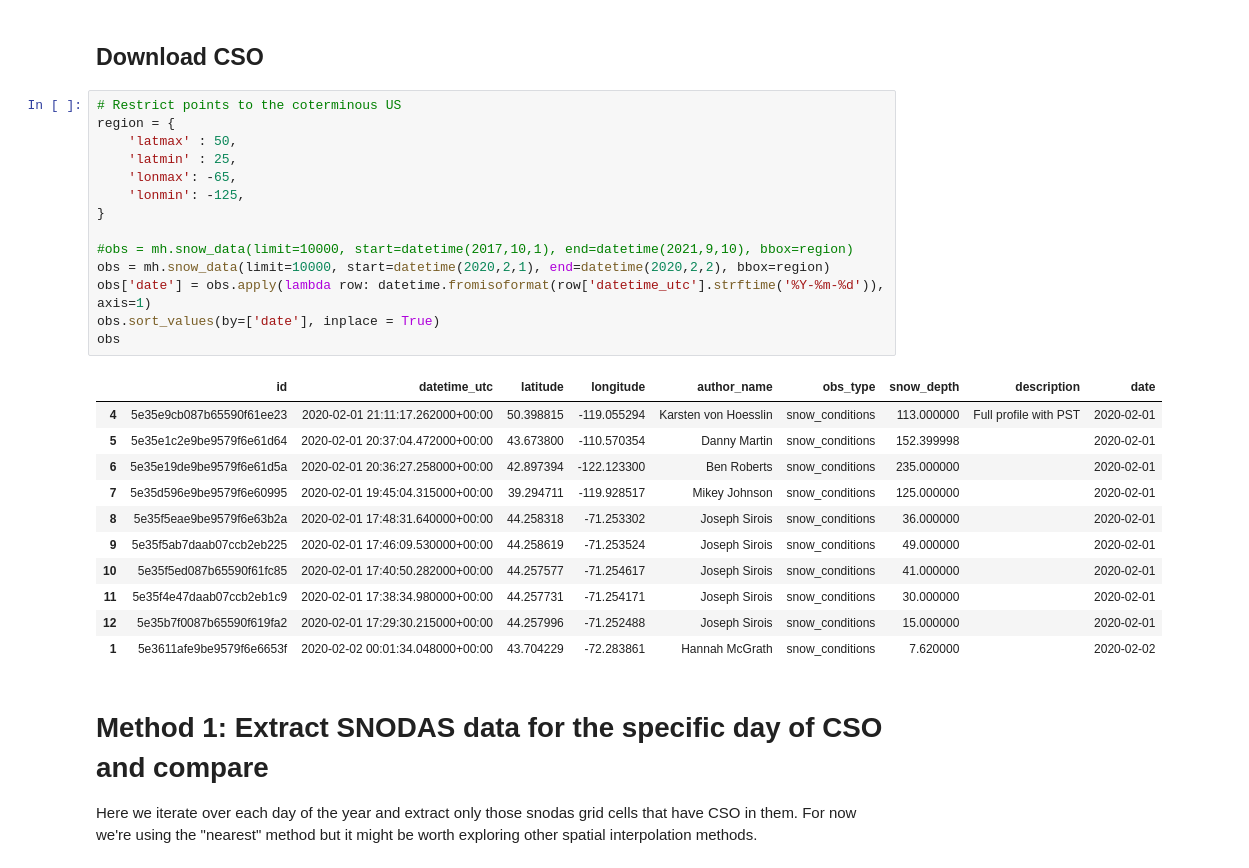
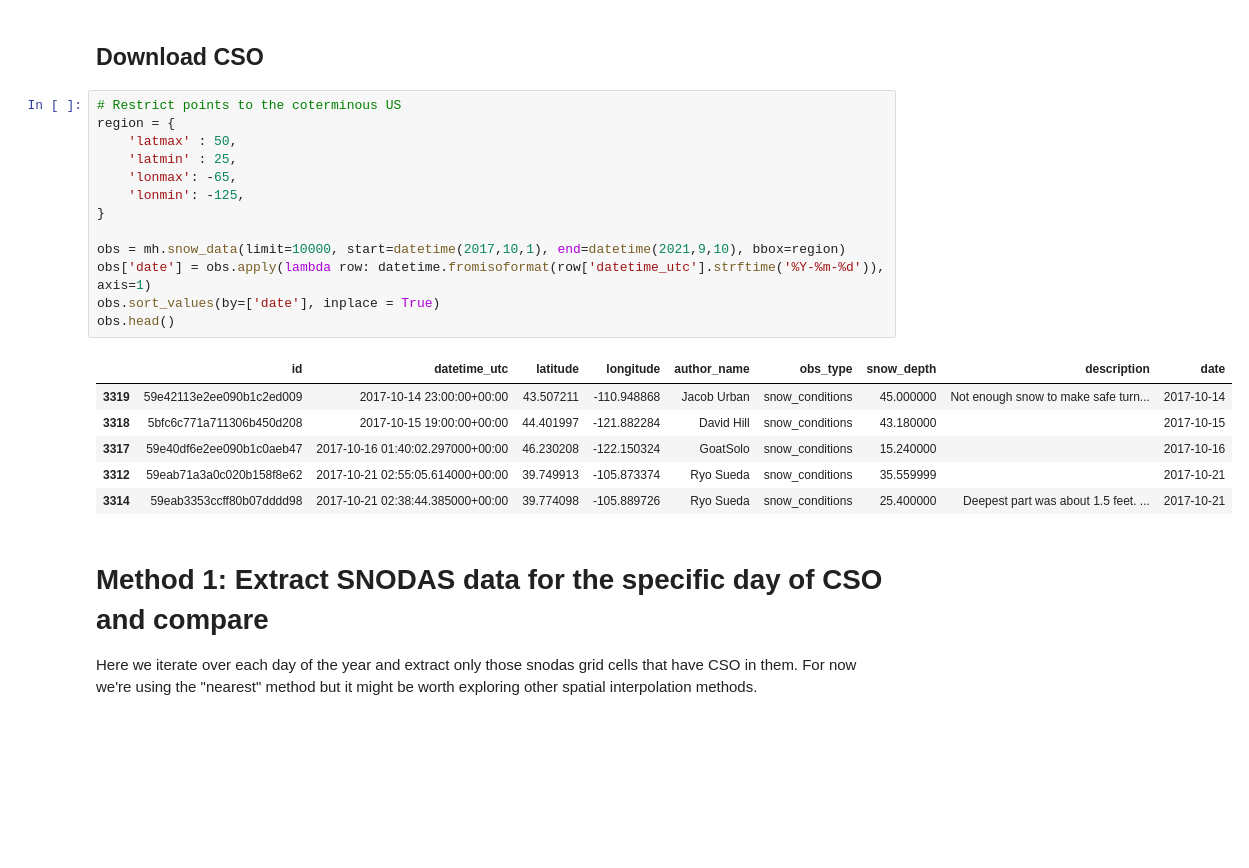
Before and after one commit to communitysnowobs/validation, a Jupyter notebook: SNODAS vs CSO.ipynb, the cells around one changed output. Cells and saved outputs as stored; diff of their text form; blank space fills up the shorter version.

```diff
--- a/SNODAS vs CSO.ipynb
+++ b/SNODAS vs CSO.ipynb
@@ -32,29 +32,23 @@ import mtnhubsnow as mh
 # %%
 # Restrict points to the coterminous US
 region = {
     'latmax' : 50,
     'latmin' : 25,
     'lonmax': -65,
     'lonmin': -125,
 }
 
-#obs = mh.snow_data(limit=10000, start=datetime(2017,10,1), end=datetime(2021,9,10), bbox=region)
-obs = mh.snow_data(limit=10000, start=datetime(2020,2,1), end=datetime(2020,2,2), bbox=region)
+obs = mh.snow_data(limit=10000, start=datetime(2017,10,1), end=datetime(2021,9,10), bbox=region)
 obs['date'] = obs.apply(lambda row: datetime.fromisoformat(row['datetime_utc'].strftime('%Y-%m-%d')), axis=1)
 obs.sort_values(by=['date'], inplace = True)
-obs
+obs.head()
 # %% [output]
 |  | id | datetime_utc | latitude | longitude | author_name | obs_type | snow_depth | description | date |
-| 4 | 5e35e9cb087b65590f61ee23 | 2020-02-01 21:11:17.262000+00:00 | 50.398815 | -119.055294 | Karsten von Hoesslin | snow_conditions | 113.000000 | Full profile with PST | 2020-02-01 |
-| 5 | 5e35e1c2e9be9579f6e61d64 | 2020-02-01 20:37:04.472000+00:00 | 43.673800 | -110.570354 | Danny Martin | snow_conditions | 152.399998 |  | 2020-02-01 |
-| 6 | 5e35e19de9be9579f6e61d5a | 2020-02-01 20:36:27.258000+00:00 | 42.897394 | -122.123300 | Ben Roberts | snow_conditions | 235.000000 |  | 2020-02-01 |
-| 7 | 5e35d596e9be9579f6e60995 | 2020-02-01 19:45:04.315000+00:00 | 39.294711 | -119.928517 | Mikey Johnson | snow_conditions | 125.000000 |  | 2020-02-01 |
-| 8 | 5e35f5eae9be9579f6e63b2a | 2020-02-01 17:48:31.640000+00:00 | 44.258318 | -71.253302 | Joseph Sirois | snow_conditions | 36.000000 |  | 2020-02-01 |
-| 9 | 5e35f5ab7daab07ccb2eb225 | 2020-02-01 17:46:09.530000+00:00 | 44.258619 | -71.253524 | Joseph Sirois | snow_conditions | 49.000000 |  | 2020-02-01 |
-| 10 | 5e35f5ed087b65590f61fc85 | 2020-02-01 17:40:50.282000+00:00 | 44.257577 | -71.254617 | Joseph Sirois | snow_conditions | 41.000000 |  | 2020-02-01 |
-| 11 | 5e35f4e47daab07ccb2eb1c9 | 2020-02-01 17:38:34.980000+00:00 | 44.257731 | -71.254171 | Joseph Sirois | snow_conditions | 30.000000 |  | 2020-02-01 |
-| 12 | 5e35b7f0087b65590f619fa2 | 2020-02-01 17:29:30.215000+00:00 | 44.257996 | -71.252488 | Joseph Sirois | snow_conditions | 15.000000 |  | 2020-02-01 |
-| 1 | 5e3611afe9be9579f6e6653f | 2020-02-02 00:01:34.048000+00:00 | 43.704229 | -72.283861 | Hannah McGrath | snow_conditions | 7.620000 |  | 2020-02-02 |
+| 3319 | 59e42113e2ee090b1c2ed009 | 2017-10-14 23:00:00+00:00 | 43.507211 | -110.948868 | Jacob Urban | snow_conditions | 45.000000 | Not enough snow to make safe turn... | 2017-10-14 |
+| 3318 | 5bfc6c771a711306b450d208 | 2017-10-15 19:00:00+00:00 | 44.401997 | -121.882284 | David Hill | snow_conditions | 43.180000 |  | 2017-10-15 |
+| 3317 | 59e40df6e2ee090b1c0aeb47 | 2017-10-16 01:40:02.297000+00:00 | 46.230208 | -122.150324 | GoatSolo | snow_conditions | 15.240000 |  | 2017-10-16 |
+| 3312 | 59eab71a3a0c020b158f8e62 | 2017-10-21 02:55:05.614000+00:00 | 39.749913 | -105.873374 | Ryo Sueda | snow_conditions | 35.559999 |  | 2017-10-21 |
+| 3314 | 59eab3353ccff80b07dddd98 | 2017-10-21 02:38:44.385000+00:00 | 39.774098 | -105.889726 | Ryo Sueda | snow_conditions | 25.400000 | Deepest part was about 1.5 feet. ... | 2017-10-21 |
 # %% [markdown]
 # Method 1: Extract SNODAS data for the specific day of CSO and compare
 
```
Also changed, not shown: parts of 1 cell of this notebook.
